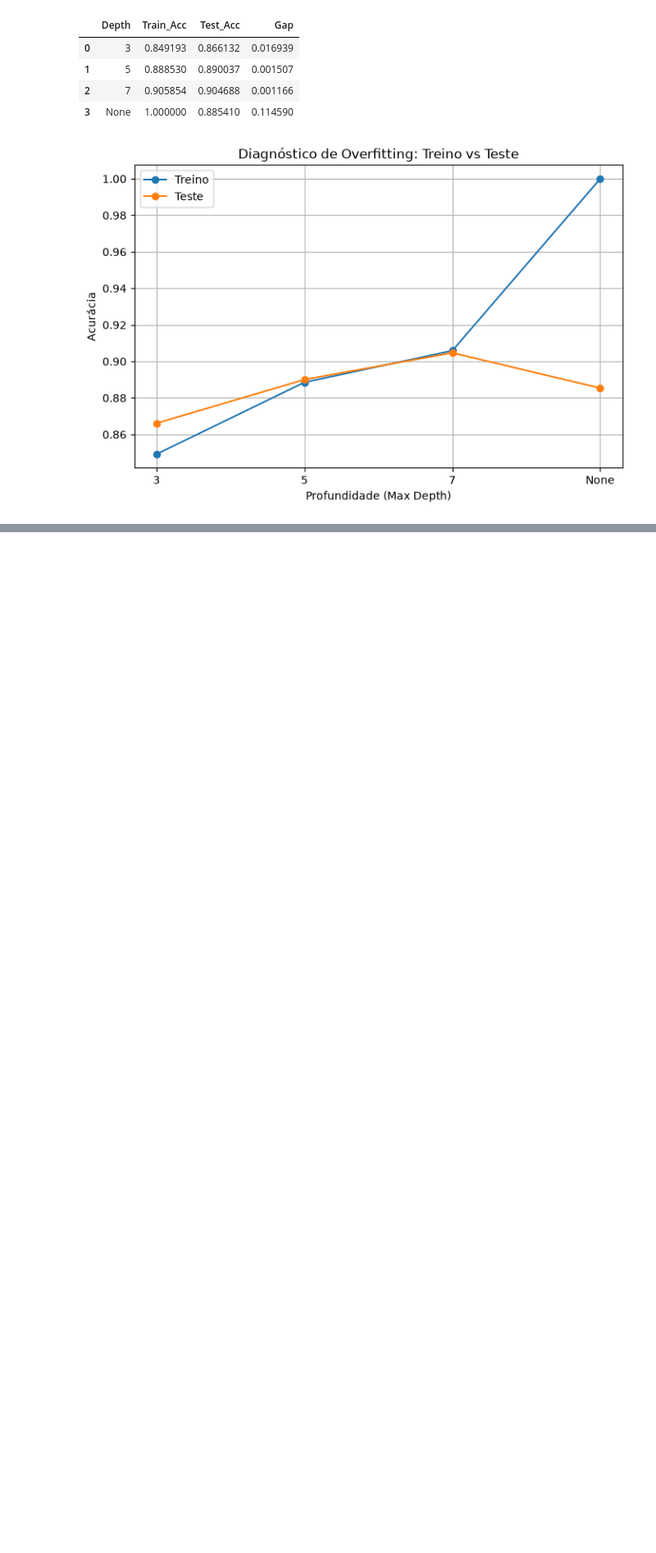
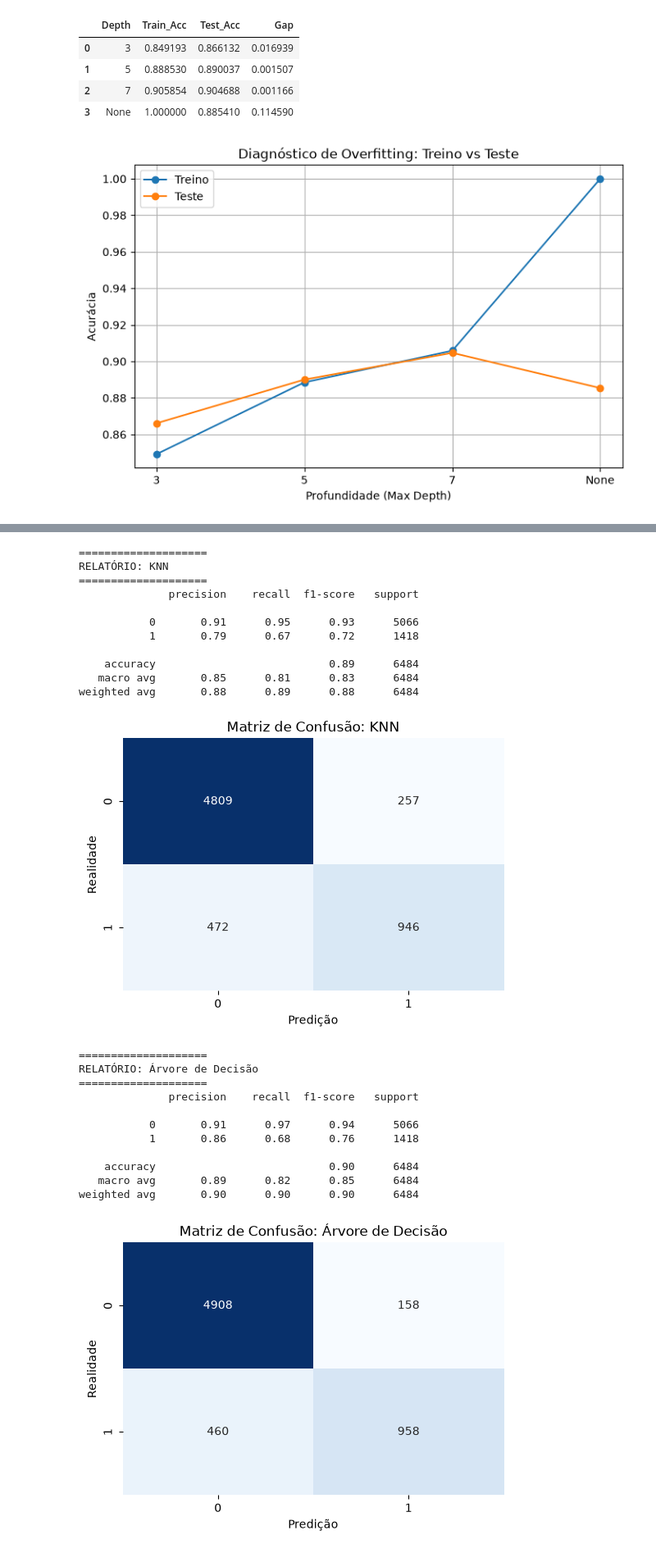
Before and after one commit to handerlr/projeto_ml_t2, a Jupyter notebook: projeto-risco-credito/notebooks/analise_credito.ipynb, the cells around one changed output, grey strips where cells are left out. Shown at 82% size. Drawn from its saved outputs; the diff is of its cells as text; code cells hidden in the pictures; blank space fills up the shorter version.

```diff
--- a/projeto-risco-credito/notebooks/analise_credito.ipynb
+++ b/projeto-risco-credito/notebooks/analise_credito.ipynb
@@ -307,0 +309,66 @@ Tabela de Diagnóstico de Overfitting:
+# %%
+from sklearn.neighbors import KNeighborsClassifier
+from sklearn.tree import DecisionTreeClassifier
+
+# 1. Definindo o Melhor KNN (Substitua o n_neighbors pelo K que teve o melhor resultado no seu teste)
+# Se o seu melhor foi K=9, deixe 9.
+knn_best = KNeighborsClassifier(n_neighbors=9)
+knn_best.fit(X_train_scaled, y_train_res)
+
+# 2. Definindo a Melhor Árvore (a que teve max_depth=7 no seu diagnóstico)
+dt_model = DecisionTreeClassifier(max_depth=7, random_state=42)
+dt_model.fit(X_train_res, y_train_res)
+
+# --- Agora pode rodar o código da Matriz de Confusão abaixo ---
+
+from sklearn.metrics import classification_report, confusion_matrix
+import seaborn as sns
+import matplotlib.pyplot as plt
+
+modelos = [('KNN', knn_best), ('Árvore de Decisão', dt_model)]
+
+for nome, modelo in modelos:
+    # Seleção inteligente do input:
+    X_input = X_test_scaled if nome == 'KNN' else X_test
+
+    # Gerando as predições
+    y_pred = modelo.predict(X_input)
+
+    print(f"\n{'='*20}")
+    print(f"RELATÓRIO: {nome}")
+    print(f"{'='*20}")
+    print(classification_report(y_test, y_pred))
+
+    # Plotando a Matriz de Confusão
+    cm = confusion_matrix(y_test, y_pred)
+    plt.figure(figsize=(6, 4))
+    sns.heatmap(cm, annot=True, fmt='d', cmap='Blues', cbar=False)
+    plt.title(f'Matriz de Confusão: {nome}')
+    plt.ylabel('Realidade')
+    plt.xlabel('Predição')
+    plt.show()
+# %% [output]
+====================
+RELATÓRIO: KNN
+====================
+              precision    recall  f1-score   support
+
+           0       0.91      0.95      0.93      5066
+           1       0.79      0.67      0.72      1418
+
+    accuracy                           0.89      6484
+   macro avg       0.85      0.81      0.83      6484
+weighted avg       0.88      0.89      0.88      6484
+[figure, added]
+====================
+RELATÓRIO: Árvore de Decisão
+====================
+              precision    recall  f1-score   support
+
+           0       0.91      0.97      0.94      5066
+           1       0.86      0.68      0.76      1418
+
+    accuracy                           0.90      6484
+   macro avg       0.89      0.82      0.85      6484
+weighted avg       0.90      0.90      0.90      6484
+[figure, added]
```
Also changed, not shown: parts of 9 cells of this notebook.
